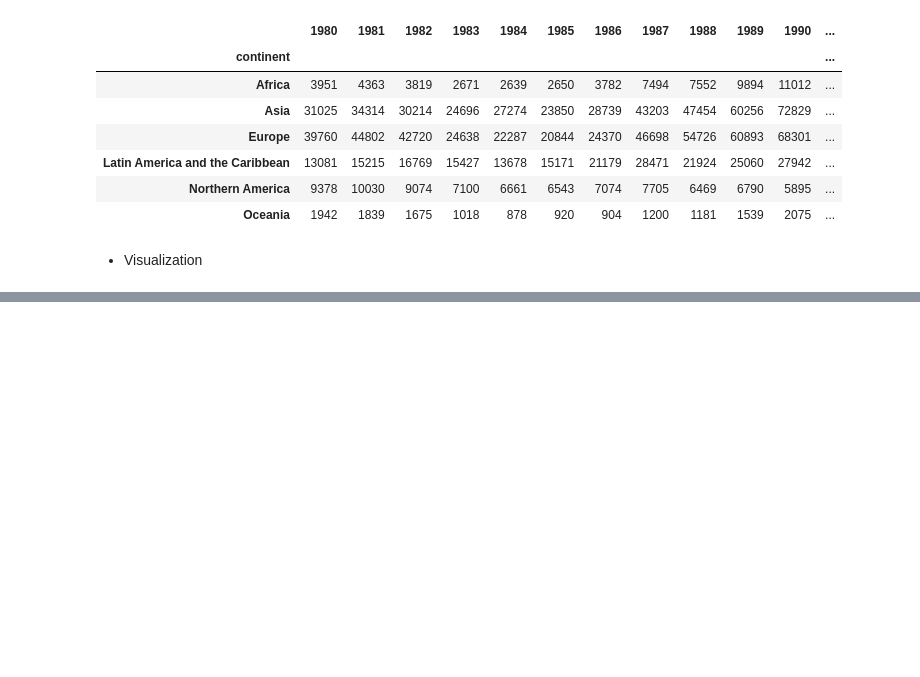
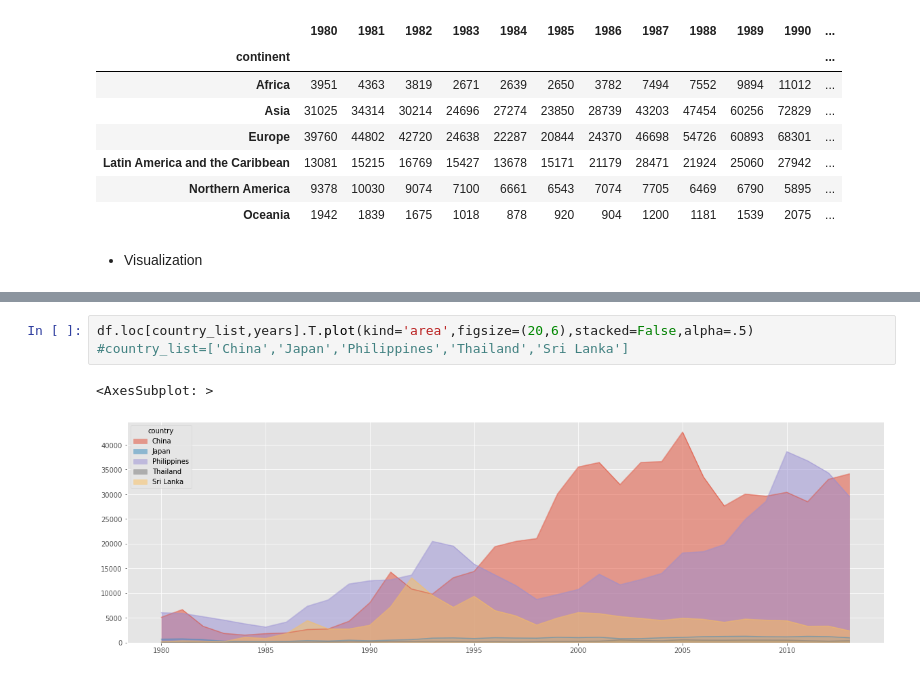
Before and after one commit to Shalini-118/python-digipodium, a Jupyter notebook: data science/data_analytics4.ipynb, the cells around one changed output, grey strips where cells are left out. Cells and saved outputs as stored; diff of their text form; blank space fills up the shorter version.

```diff
--- a/data science/data_analytics4.ipynb
+++ b/data science/data_analytics4.ipynb
@@ -154,0 +220,6 @@ continent_df.style.text_gradient(cmap='rainbow')
+# %%
+df.loc[country_list,years].T.plot(kind='area',figsize=(20,6),stacked=False,alpha=.5)
+#country_list=['China','Japan','Philippines','Thailand','Sri Lanka']
+# %% [output]
+<AxesSubplot: >
+[figure, added]
```
Also changed, not shown: parts of 22 cells of this notebook, 1 other file.
